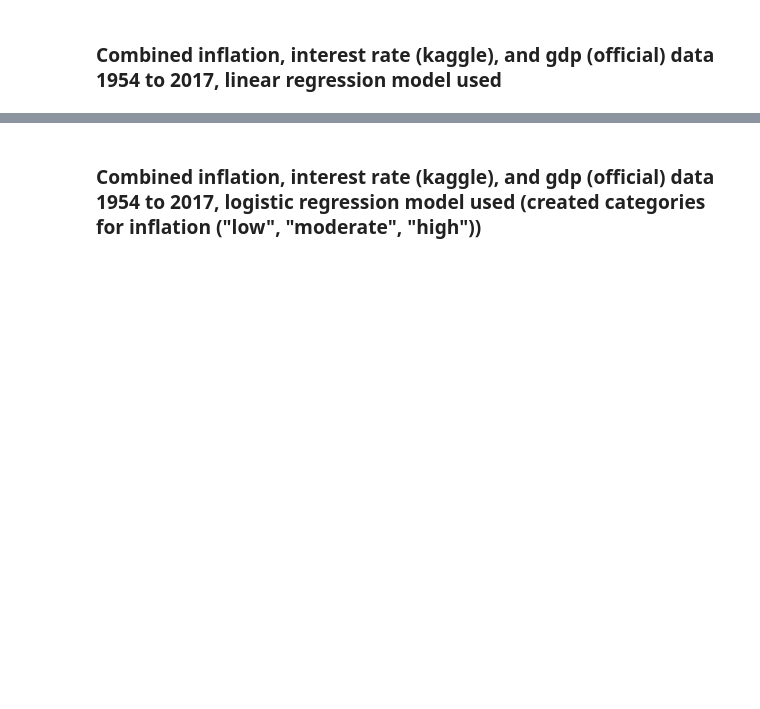
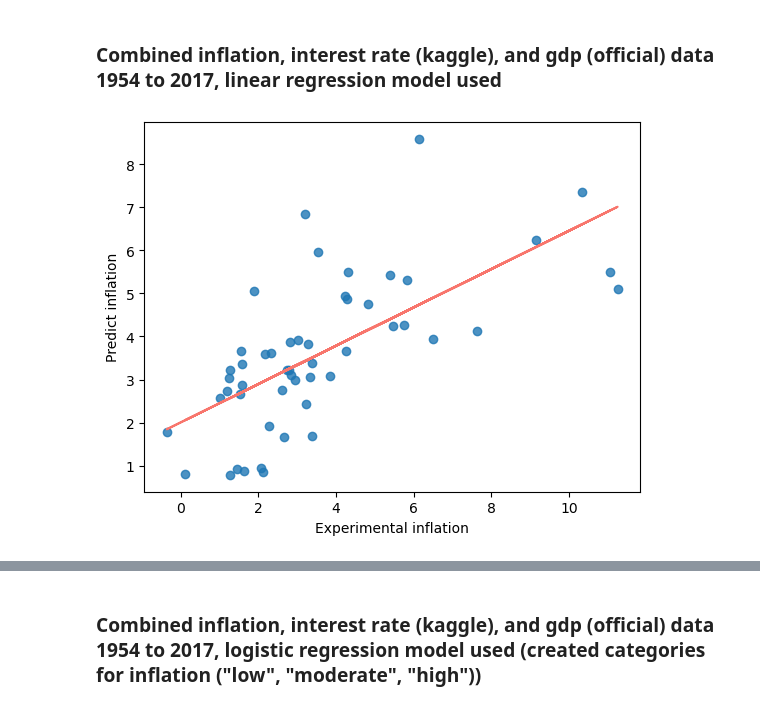
Before and after one commit to DaVictual/DataAnalyticsProject-Remote, a Jupyter notebook: main.ipynb, the cells around one changed output, grey strips where cells are left out. Drawn from its saved outputs; the diff is of its cells as text; code cells hidden in the pictures; blank space fills up the shorter version.

```diff
--- a/main.ipynb
+++ b/main.ipynb
@@ -153,2 +149,59 @@ print(lr_results)
 # %% [markdown]
 ### Combined inflation, interest rate (kaggle), and gdp (official) data 1954 to 2017, linear regression model used
+# %%
+# cleaned cpi and interest rate data (dictionaries) from 1954 to 2017
+
+cleaned_interest_rate_data_1954_to_2017 = dataCleaning.interest_rate_data_usa_cleaning.get_cleaned_interest_rate_data()
+cleaned_inflation_year_over_year_data_1954_to_2017 = dataCleaning.total_cpi_per_year_usa_cleaning.get_cleaned_cpi_data()
+cleaned_gdp_data_1954_to_2017 = dataCleaning.gdp_growth_data_usa_official_cleaning.get_cleaned_gdp_data()
+
+# create a dictionary for the combined clean interest rate and cpi data from 1954 to 2017
+combined_cleaned_interest_cpi_gdp_data_1954_to_2017 = {}
+
+# populate combined clean interest and cpi data dictionary from 1954 to 2017
+for key in cleaned_inflation_year_over_year_data_1954_to_2017:
+    combined_cleaned_interest_cpi_gdp_data_1954_to_2017[key] = [cleaned_interest_rate_data_1954_to_2017[key], cleaned_inflation_year_over_year_data_1954_to_2017[key], cleaned_gdp_data_1954_to_2017[key]]
+
+df = pd.DataFrame.from_dict(data = combined_cleaned_interest_cpi_gdp_data_1954_to_2017, orient="index", columns=["interest_rate", "inflation", "gdp"])
+df.reset_index(inplace=True)
+df.rename(columns={"index":"year"}, inplace=True)
+
+# assign attributes to X and classification labels to y
+y = df["inflation"]
+X = df.drop(["inflation", "year"], axis=1)
+
+# create train_testsplit of 80-20, 80% training, 20% test for the X and y variables
+X_train, X_test, y_train, y_test = train_test_split(X, y, test_size=0.2, random_state=100)
+
+# create linear regression model and fit it to the training data (X_train and y_train)
+lr = LinearRegression()
+lr.fit(X_train, y_train)
+
+# make predictions for the X_train and X_test sets using the fitted linear regression model
+y_lr_train_pred = lr.predict(X_train)
+y_lr_test_pred = lr.predict(X_test)
+
+# compute mean squared error and r-squared for the training set
+lr_train_mse = mean_squared_error(y_train, y_lr_train_pred)
+lr_train_r2 = r2_score(y_train, y_lr_train_pred)
+
+# compute mean squared error and r-squared for the test set
+lr_test_mse = mean_squared_error(y_test, y_lr_test_pred)
+lr_test_r2 = r2_score(y_test, y_lr_test_pred)
+
+# place the results of the training and test set mean squared error and r-squared into a pandas dataframe
+lr_results = pd.DataFrame(["Linear Regression", lr_train_mse, lr_train_r2, lr_test_mse, lr_test_r2]).transpose()
+lr_results.columns = ["Method", "Training MSE", "Training R2", "Test MSE", "Test R2"]
+
+# create linear regression line
+z = np.polyfit(y_train, y_lr_train_pred, 1)
+p = np.poly1d(z)
+
+# construct scatter plot to show the linear regression line along with the experimental inflation vs predicted inflation
+plt.scatter(x=y_train, y=y_lr_train_pred, alpha=0.8)
+plt.ylabel("Predict inflation")
+plt.xlabel("Experimental inflation")
+plt.plot(y_train, p(y_train), "#F8766D")
+plt.show()
+# %% [output]
+[figure, added]
```
Also changed, not shown: parts of 16 cells of this notebook, 7 other files.
